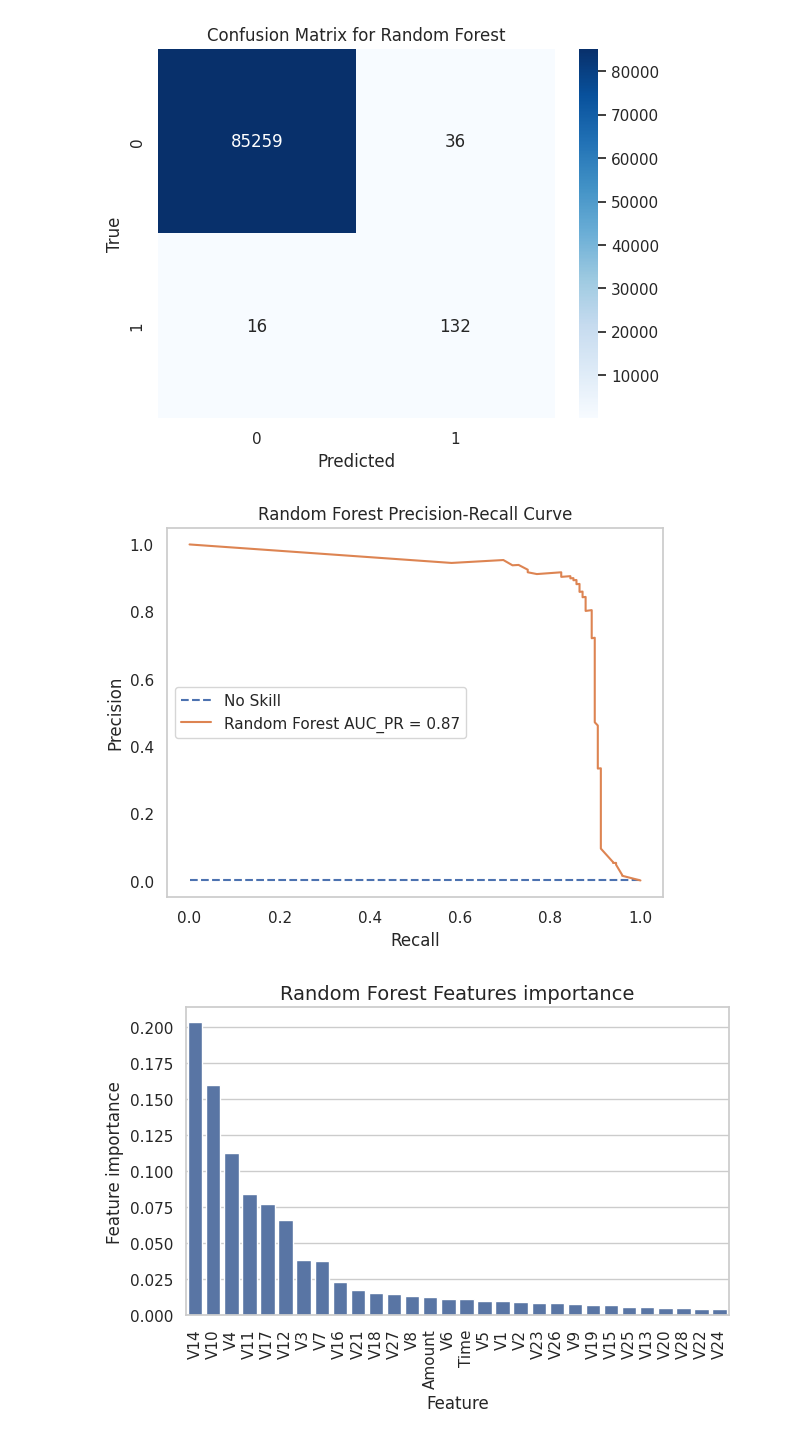
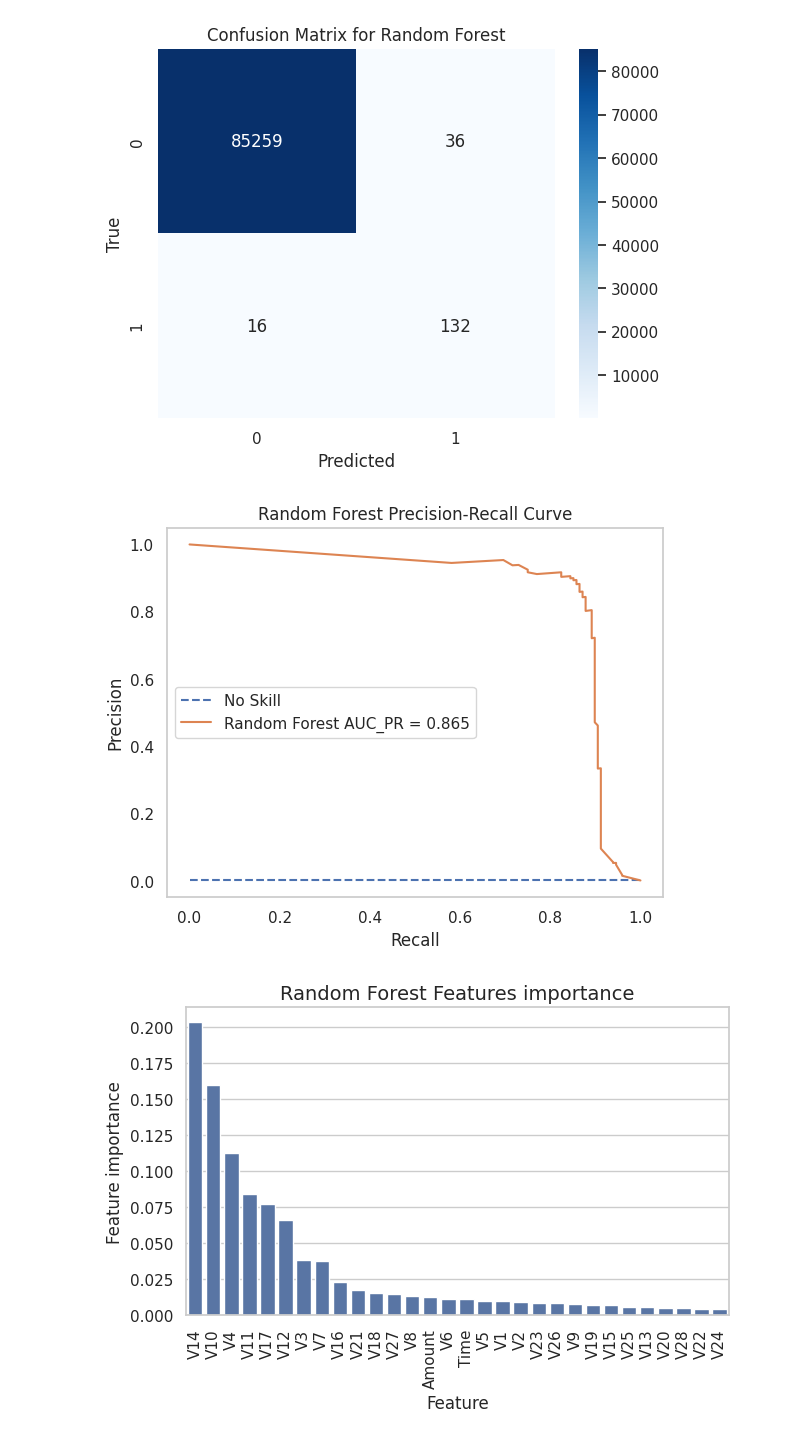
Before and after one commit to ConfusedTraveler/credit-card-fraud-detect, a Jupyter notebook: credit_card_fraud_detection_beta.ipynb, the cells around one changed output. Saved outputs shown, nothing was run; the diff lists cells and outputs as text; code cells hidden in the pictures.

```diff
--- a/credit_card_fraud_detection_beta.ipynb
+++ b/credit_card_fraud_detection_beta.ipynb
@@ -507,18 +495,18 @@ Text(46.25, 0.5, 'True')
 # %%
 # (b) 计算Precision-Recall AUC并绘制曲线
 precision_rf, recall_rf, _ = precision_recall_curve(y_test, best_model_rf.predict_proba(X_test)[:, 1])
 auc_pr_rf = auc(recall_rf, precision_rf)
 plt.figure()
 no_skill = len(y_test[y_test==1]) / len(y_test)
 plt.plot([0, 1], [no_skill, no_skill], linestyle='--', label='No Skill')
-plt.plot(recall_rf, precision_rf, label='Random Forest AUC_PR = %0.2f' % auc_pr_rf)
+plt.plot(recall_rf, precision_rf, label='Random Forest AUC_PR = %0.3f' % auc_pr_rf)
 plt.xlabel('Recall')
 plt.ylabel('Precision')
 plt.title('Random Forest Precision-Recall Curve')
 plt.legend(loc='center left')
 plt.grid(False)
 # %% [output]
-[figure, old version]
+[figure, new version]
 # %%
 # (c) 绘制特征重要性
 tmp = pd.DataFrame({'Feature': predictors, 'Feature importance': best_model_rf.feature_importances_})
```
Also changed, not shown: parts of 32 cells of this notebook.
